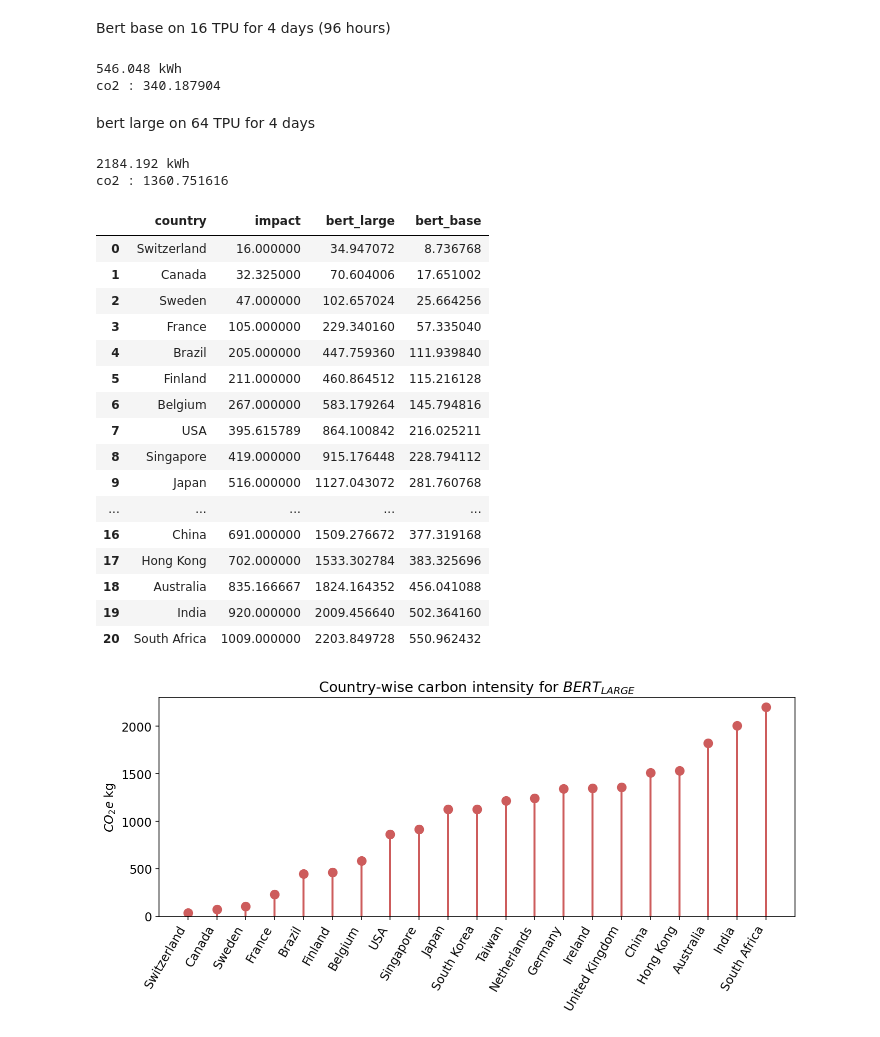
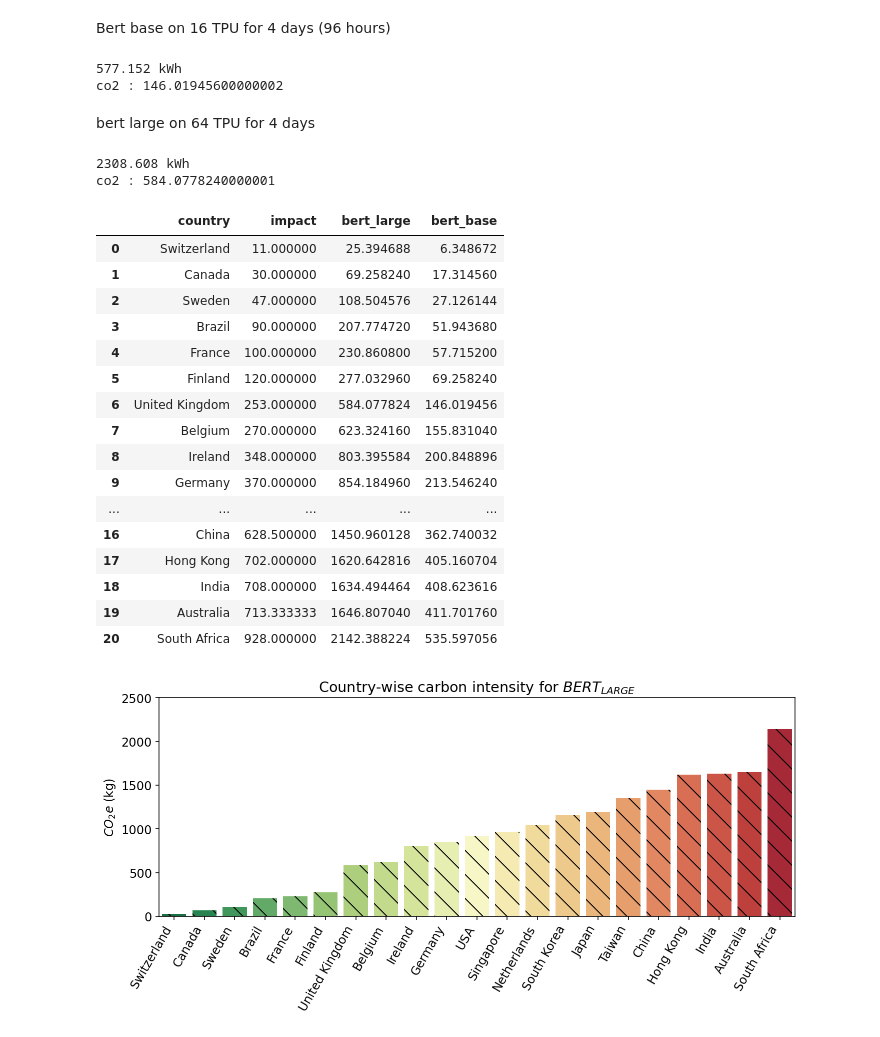
Before and after one commit to MScDissertation/NLP, a Jupyter notebook: CompareTimeModels.ipynb, the cells around one changed output. Cells and saved outputs as stored; diff of their text form; code cells hidden in the pictures.

```diff
--- a/CompareTimeModels.ipynb
+++ b/CompareTimeModels.ipynb
@@ -247,14 +278,22 @@ bert_finetune.to_csv("results/bert_finetune_appendix.csv", index=False)
 # %%
 df_plot = df_64[df_64['dataset'].isin(['MRPC','CoLA','SST-2','MNLI'])]
 # %%
-features = ['dataset','time * GPU TDP','time * (GPU + CPU)','time * (GPU + CPU) * real_util', 'pm_energy_consumption']
+features = ['dataset','time * GPU TDP','time * (GPU + CPU + memory)','time * (GPU + CPU + memory) * real_util', 'pm_energy_consumption']
 df_plot = df_plot[features]
 df_plot.rename(columns={'pm_energy_consumption':'empirical', 'dataset':'model'},
                    inplace=True)
 df_plot.set_index('model', inplace=True)
 # %%
 fig, ax = plt.subplots(1, 1, figsize=(10,5))
-df_plot.plot.bar(rot=0, ax=ax).legend(loc='center left',bbox_to_anchor=(1.0, 0.5));
+df_plot.plot.bar(rot=0, ax=ax, legend=False, colormap='tab10')
+
+bars = ax.patches
+hatches = ''.join(h*len(df_plot) for h in '\/.x')
+
+for bar, hatch in zip(bars, hatches):
+    bar.set_hatch(hatch)
+
+ax.legend(loc='center left',bbox_to_anchor=(1.0, 0.5))
 ax.set_ylabel("Energy (kWh)")
 ax.set_xlabel("Dataset")
 ax.set_title("Energy consumption during fine-tuning")
@@ -545,14 +588,14 @@ TPUv2 = 250
 numTPU = 16
 time = 96
 util = 0.9
-pue = 1.58
+pue = 1.67
 energy_base = pue * time * TPUv2 * numTPU * util /1000
 co2 = energy_base * uk_co2 /1000
 print(f"{energy_base} kWh")
 print(f"co2 : {co2}")
 # %% [output]
-546.048 kWh
-co2 : 340.187904
+577.152 kWh
+co2 : 146.01945600000002
 # %% [markdown]
 bert large on 64 TPU for 4 days
 # %%
@@ -560,14 +603,14 @@ TPUv2 = 250
 numTPU = 64
 time = 96
 util = 0.9
-pue = 1.58
+pue = 1.67
 energy_large = pue * time * TPUv2 * numTPU * util /1000
 co2 = energy_large * uk_co2 /1000
 print(f"{energy_large} kWh")
 print(f"co2 : {co2}")
 # %% [output]
-2184.192 kWh
-co2 : 1360.751616
+2308.608 kWh
+co2 : 584.0778240000001
 # %%
 df_plot = df_co2.sort_values('impact')
 df = df_plot[['country','impact']].groupby('country').mean()
@@ -580,33 +623,40 @@ df['bert_base'] = energy_base * df['impact']/1000
 df
 # %% [output]
 |  | country | impact | bert_large | bert_base |
-| 0 | Switzerland | 16.000000 | 34.947072 | 8.736768 |
-| 1 | Canada | 32.325000 | 70.604006 | 17.651002 |
-| 2 | Sweden | 47.000000 | 102.657024 | 25.664256 |
-| 3 | France | 105.000000 | 229.340160 | 57.335040 |
-| 4 | Brazil | 205.000000 | 447.759360 | 111.939840 |
-| 5 | Finland | 211.000000 | 460.864512 | 115.216128 |
-| 6 | Belgium | 267.000000 | 583.179264 | 145.794816 |
-| 7 | USA | 395.615789 | 864.100842 | 216.025211 |
-| 8 | Singapore | 419.000000 | 915.176448 | 228.794112 |
-| 9 | Japan | 516.000000 | 1127.043072 | 281.760768 |
+| 0 | Switzerland | 11.000000 | 25.394688 | 6.348672 |
+| 1 | Canada | 30.000000 | 69.258240 | 17.314560 |
+| 2 | Sweden | 47.000000 | 108.504576 | 27.126144 |
+| 3 | Brazil | 90.000000 | 207.774720 | 51.943680 |
+| 4 | France | 100.000000 | 230.860800 | 57.715200 |
+| 5 | Finland | 120.000000 | 277.032960 | 69.258240 |
+| 6 | United Kingdom | 253.000000 | 584.077824 | 146.019456 |
+| 7 | Belgium | 270.000000 | 623.324160 | 155.831040 |
+| 8 | Ireland | 348.000000 | 803.395584 | 200.848896 |
+| 9 | Germany | 370.000000 | 854.184960 | 213.546240 |
 | ... | ... | ... | ... | ... |
-| 16 | China | 691.000000 | 1509.276672 | 377.319168 |
-| 17 | Hong Kong | 702.000000 | 1533.302784 | 383.325696 |
-| 18 | Australia | 835.166667 | 1824.164352 | 456.041088 |
-| 19 | India | 920.000000 | 2009.456640 | 502.364160 |
-| 20 | South Africa | 1009.000000 | 2203.849728 | 550.962432 |
+| 16 | China | 628.500000 | 1450.960128 | 362.740032 |
+| 17 | Hong Kong | 702.000000 | 1620.642816 | 405.160704 |
+| 18 | India | 708.000000 | 1634.494464 | 408.623616 |
+| 19 | Australia | 713.333333 | 1646.807040 | 411.701760 |
+| 20 | South Africa | 928.000000 | 2142.388224 | 535.597056 |
 # %%
 fig, ax = plt.subplots(figsize=(10,5))
-ax.vlines(x=df.index, ymin=0, ymax=df.bert_large, color='indianred',  linewidth=2)
-ax.scatter(x=df.index, y=df.bert_large, s=75, color='indianred')
+# ax.vlines(x=df.index, ymin=0, ymax=df.bert_large, color='indianred',  linewidth=2)
+# ax.scatter(x=df.index, y=df.bert_large, s=75, color='indianred')
+ax = sns.barplot(x='country',y='bert_large',data=df,palette='RdYlGn_r')
+bars = ax.patches
+hatches = ''.join(h*len(df) for h in '\/.x')
+
+for bar, hatch in zip(bars, hatches):
+    bar.set_hatch(hatch)
 
 ax.set_title('Country-wise carbon intensity for $BERT_{LARGE}$')
-ax.set_ylabel('$CO_2e$ kg')
+ax.set_ylabel('$CO_2e$ (kg)')
+ax.set_xlabel('')
 ax.set_xticks(df.index)
 ax.set_xticklabels(df.country, rotation=60, fontdict={'horizontalalignment': 'right', 'size':12})
-ax.set_ylim(0, 2300)
+ax.set_ylim(0, 2500)
 plt.tight_layout()
 plt.savefig('viz/bertlarge_countrywiseco2.png', dpi=300)
 # %% [output]
-[figure, old version]
+[figure, new version]
```
Also changed, not shown: parts of 41 cells of this notebook, 23 other files.
